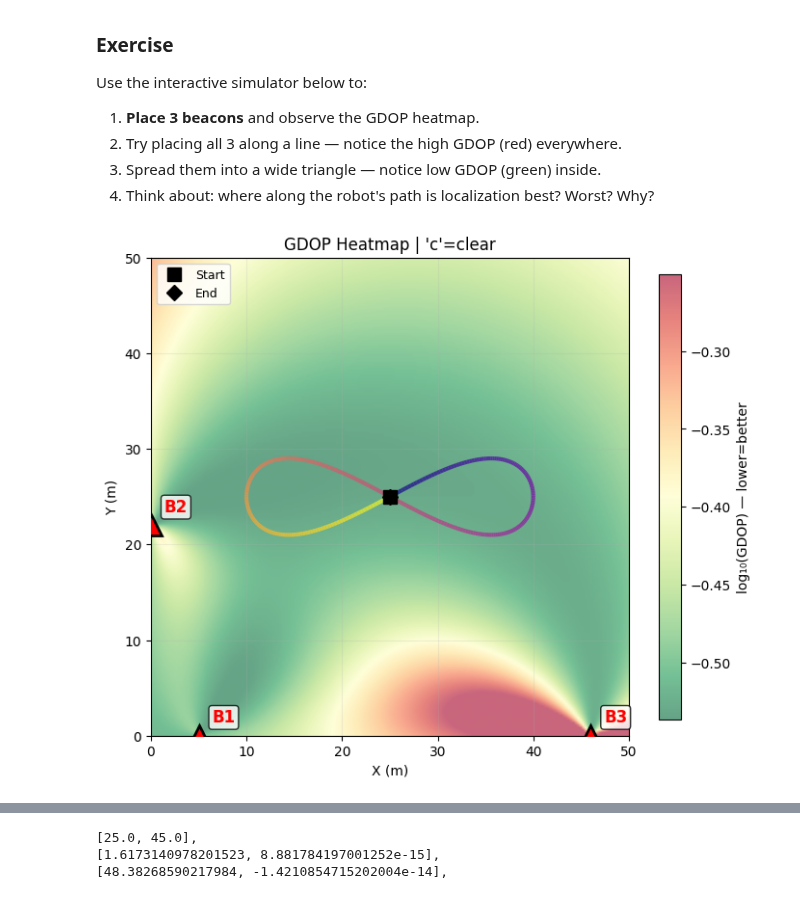
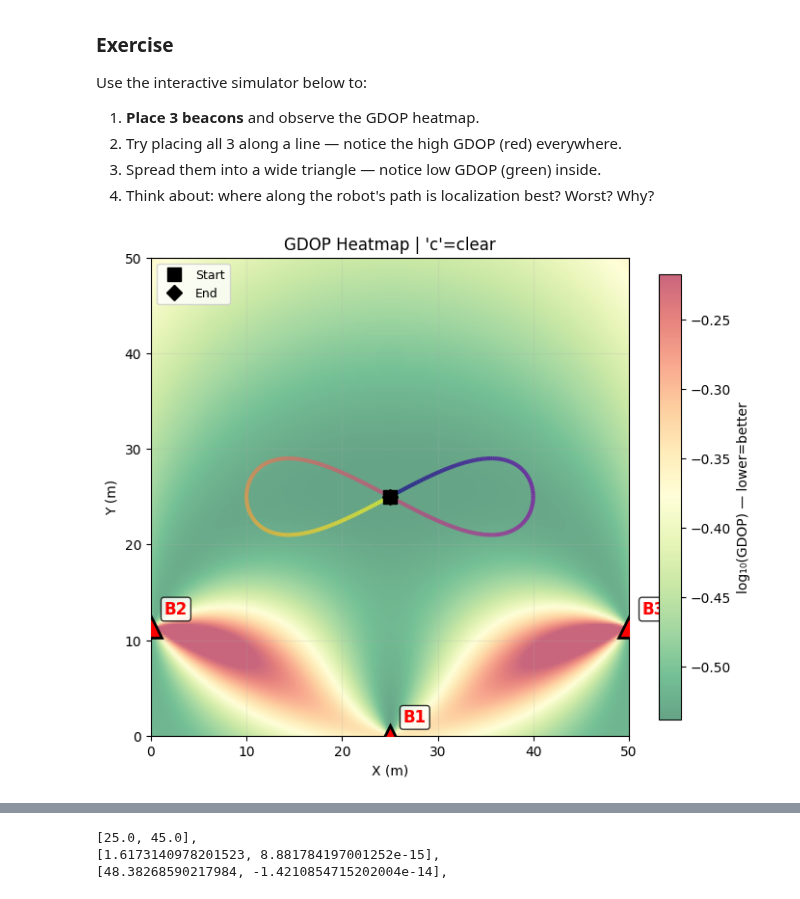
Before and after one commit to dbcometto/eece5550work, a Jupyter notebook: hw2.ipynb, the cells around one changed output, grey strips where cells are left out. Saved outputs shown, nothing was run; the diff lists cells and outputs as text; code cells hidden in the pictures.

```diff
--- a/hw2.ipynb
+++ b/hw2.ipynb
@@ -1433,20 +1433,25 @@ class Sim:
 #     Sim()
 # %%
 # ---- YOUR ANSWER HERE ----
+#
+
 BEACONS = [
-    [5, 0.001],
-    [0.001,22],
-    [46,0.001],
+    [ 24.998947,   0.000000],
+    [  0.000000,  11.323470],
+    [ 50.000000,  11.321846],
 ]
+
+
 
 # BEACONS = [
 #     [25.0, 50.0],
 #     [3.349364905389031, 12.500000000000007],
 #     [46.65063509461096, 12.49999999999999],
 # ]
 
 if __name__ == "__main__":
+
     sim = Sim(beacons=BEACONS)
     sim._refresh(gdop=compute_gdop(BEACONS))
 # %% [output]
-[figure, old version]
+[figure, new version]
```
Also changed, not shown: parts of 2 cells of this notebook.
